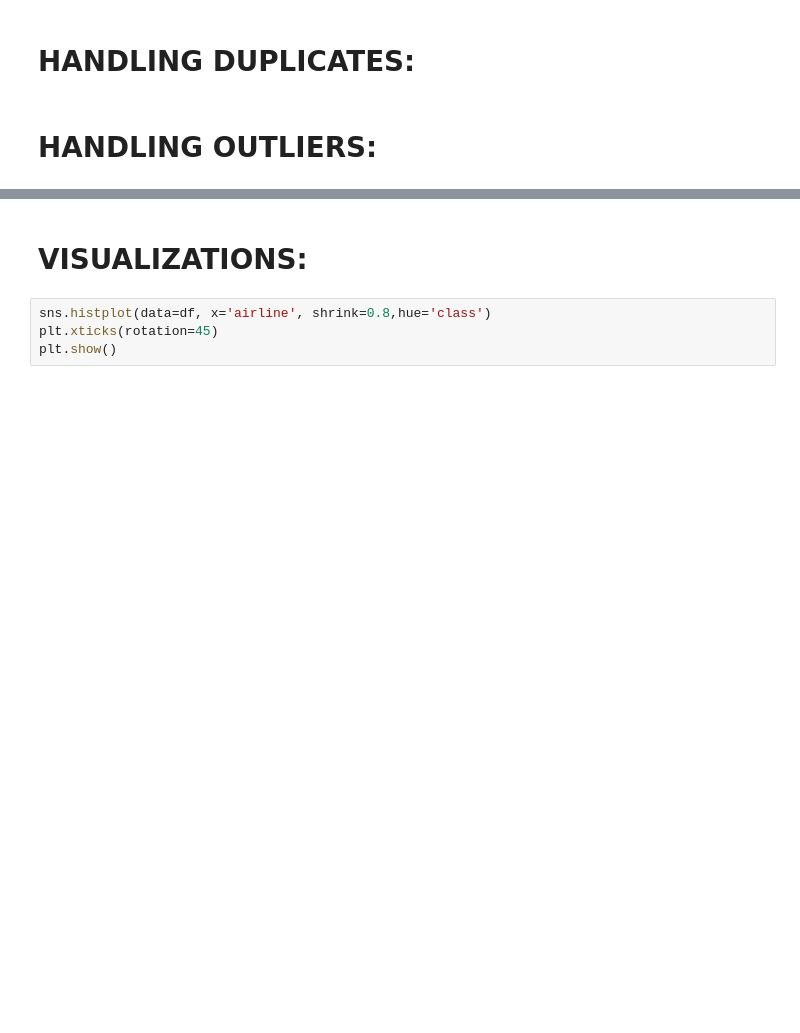
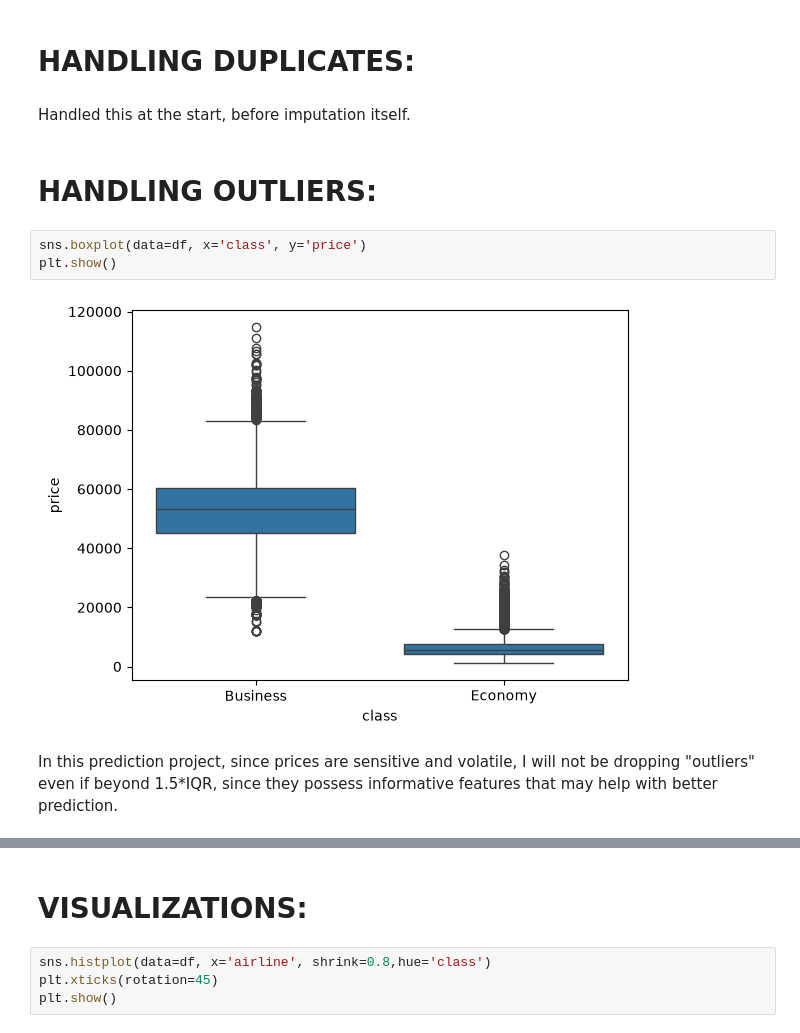
Before and after one commit to harshini-sudharsan/Kaggle_Assignment1, a Jupyter notebook: models.ipynb, the cells around one changed output, grey strips where cells are left out. Cells and saved outputs as stored; diff of their text form; blank space fills up the shorter version.

Commit message:
test clean( ) + duplicates + outliers

```diff
--- a/models.ipynb
+++ b/models.ipynb
@@ -256,4 +392,13 @@ np.int64(146)
 # %% [markdown]
 # HANDLING DUPLICATES:
+# %% [markdown]
+Handled this at the start, before imputation itself.
 # %% [markdown]
 # HANDLING OUTLIERS:
+# %%
+sns.boxplot(data=df, x='class', y='price')
+plt.show()
+# %% [output]
+[figure, added]
+# %% [markdown]
+In this prediction project, since prices are sensitive and volatile, I will not be dropping "outliers" even if beyond 1.5*IQR, since they possess informative features that may help with better prediction.
```
Also changed, not shown: parts of 21 cells of this notebook.
